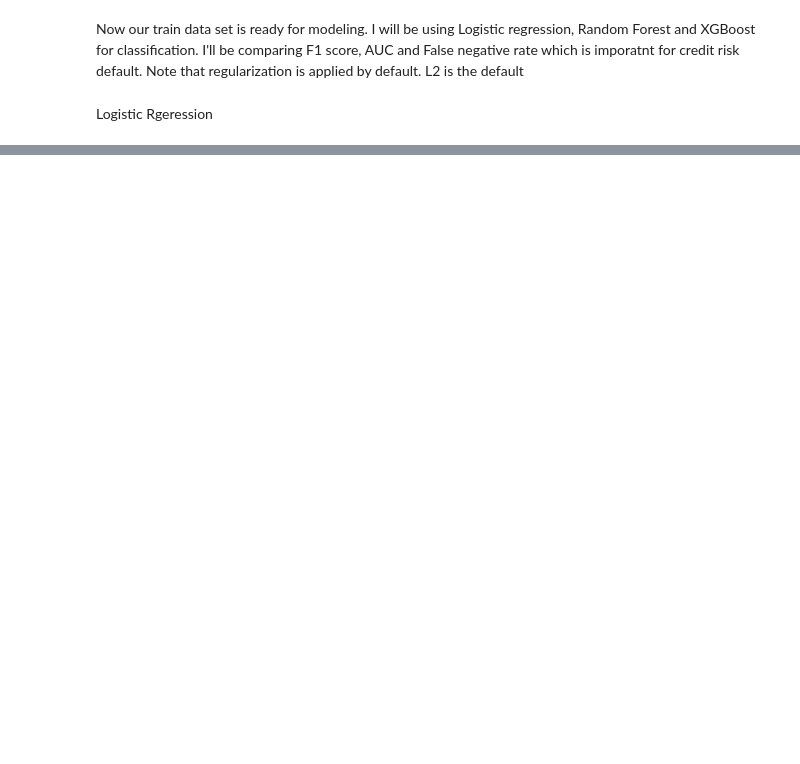
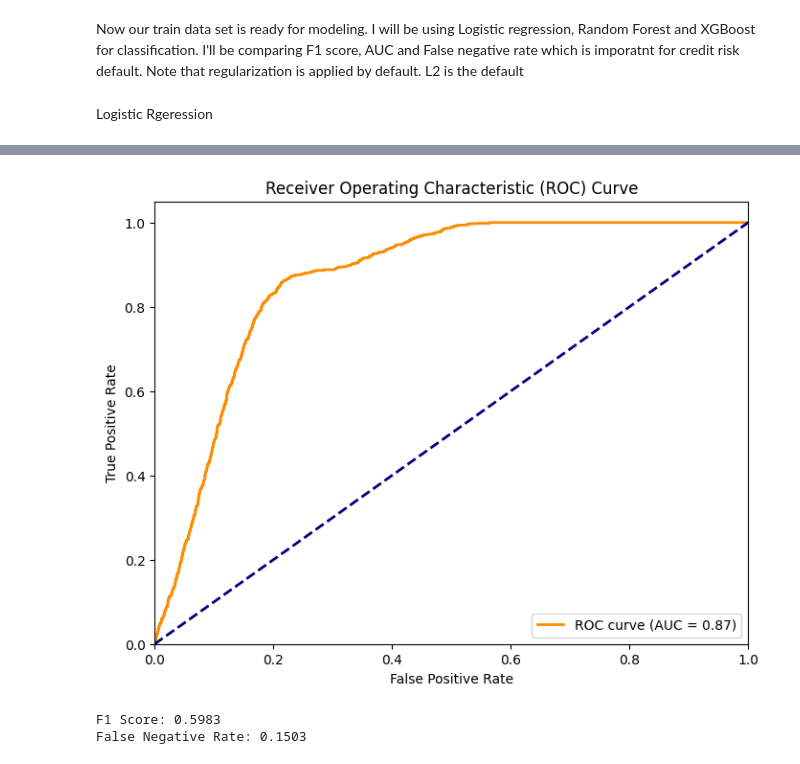
Before and after one commit to SainaPolis/Credit-Risk-Assessment, a Jupyter notebook: main.ipynb, the cells around one changed output, grey strips where cells are left out. Saved outputs shown, nothing was run; the diff lists cells and outputs as text; code cells hidden in the pictures; blank space fills up the shorter version.

```diff
--- a/main.ipynb
+++ b/main.ipynb
@@ -375,3 +422,9 @@ Now our train data set is ready for modeling. I will be using Logistic regressio
 Logistic Rgeression
 # %%
 from sklearn.linear_model import LogisticRegression
+# %%
+# Create the LogisticRegression object with a higher max_iter
+lor = LogisticRegression(max_iter=5000)  # You can adjust this number as needed
+
+# Fit the model
+lor.fit(X_train_resampled, Y_train_resampled)
@@ -377,0 +433,2 @@ from sklearn.linear_model import LogisticRegression
+# %%
+y_pred = lor.predict(X_test)
@@ -377,0 +440,3 @@ from sklearn.linear_model import LogisticRegression
+# %%
+# Get prediction probabilities for ROC curve
+y_pred_proba = lor.predict_proba(X_test)[:, 1]
@@ -377,0 +454,34 @@ from sklearn.linear_model import LogisticRegression
+# %%
+# Calculate ROC curve and AUC
+fpr, tpr, _ = roc_curve(Y_test, y_pred_proba)
+roc_auc = auc(fpr, tpr)
+
+# Plot ROC curve
+plt.figure(figsize=(8, 6))
+plt.plot(fpr, tpr, color='darkorange', lw=2, label=f'ROC curve (AUC = {roc_auc:.2f})')
+plt.plot([0, 1], [0, 1], color='navy', lw=2, linestyle='--')
+plt.xlim([0.0, 1.0])
+plt.ylim([0.0, 1.05])
+plt.xlabel('False Positive Rate')
+plt.ylabel('True Positive Rate')
+plt.title('Receiver Operating Characteristic (ROC) Curve')
+plt.legend(loc="lower right")
+plt.show()
+
+# Calculate F1 score
+f1 = f1_score(Y_test, y_pred)
+
+# Calculate confusion matrix
+cm = confusion_matrix(Y_test, y_pred)
+
+# Calculate False Negative Rate
+fn = cm[1][0]  # False negatives
+tp = cm[1][1]  # True positives
+fnr = fn / (fn + tp)
+
+print(f"F1 Score: {f1:.4f}")
+print(f"False Negative Rate: {fnr:.4f}")
+# %% [output]
+[figure, added]
+F1 Score: 0.5983
+False Negative Rate: 0.1503
```
Also changed, not shown: parts of 19 cells of this notebook.
